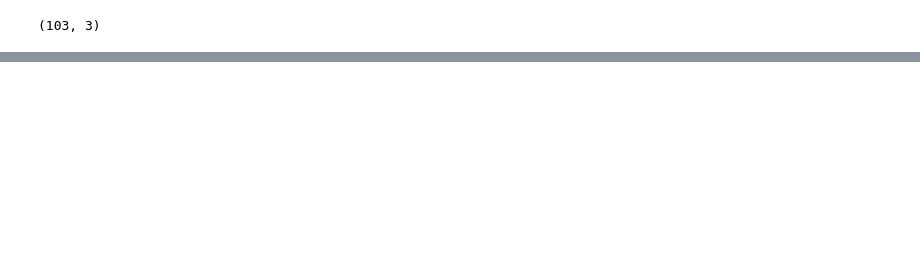
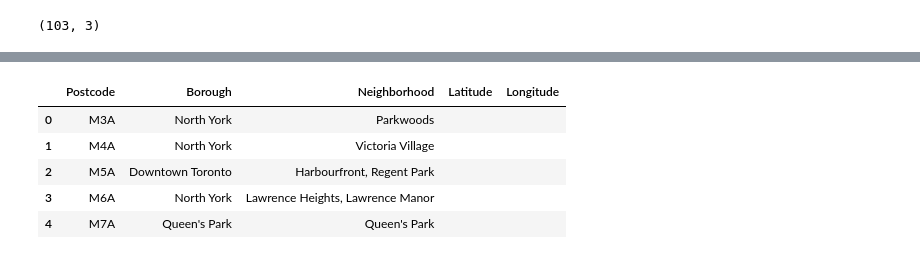
Before and after one commit to JavierGurevich/Coursera_Capstone, a Jupyter notebook: Applied Data Science Capstone.ipynb, the cells around one changed output, grey strips where cells are left out. Cells and saved outputs as stored; diff of their text form; code cells hidden in the pictures; blank space fills up the shorter version.

```diff
--- a/Applied Data Science Capstone.ipynb
+++ b/Applied Data Science Capstone.ipynb
@@ -152,0 +154,2 @@ df2.head()
+# %%
+df2.iloc[4,2]=df2.iloc[4,1]
@@ -157,0 +177,12 @@ df2.shape
+# %%
+df2['Latitude']=''
+df2['Longitude']=''
+# %%
+df2.head()
+# %% [output]
+|  | Postcode | Borough | Neighborhood | Latitude | Longitude |
+| 0 | M3A | North York | Parkwoods |  |  |
+| 1 | M4A | North York | Victoria Village |  |  |
+| 2 | M5A | Downtown Toronto | Harbourfront, Regent Park |  |  |
+| 3 | M6A | North York | Lawrence Heights, Lawrence Manor |  |  |
+| 4 | M7A | Queen's Park | Queen's Park |  |  |
```
Also changed, not shown: parts of 45 cells of this notebook.
